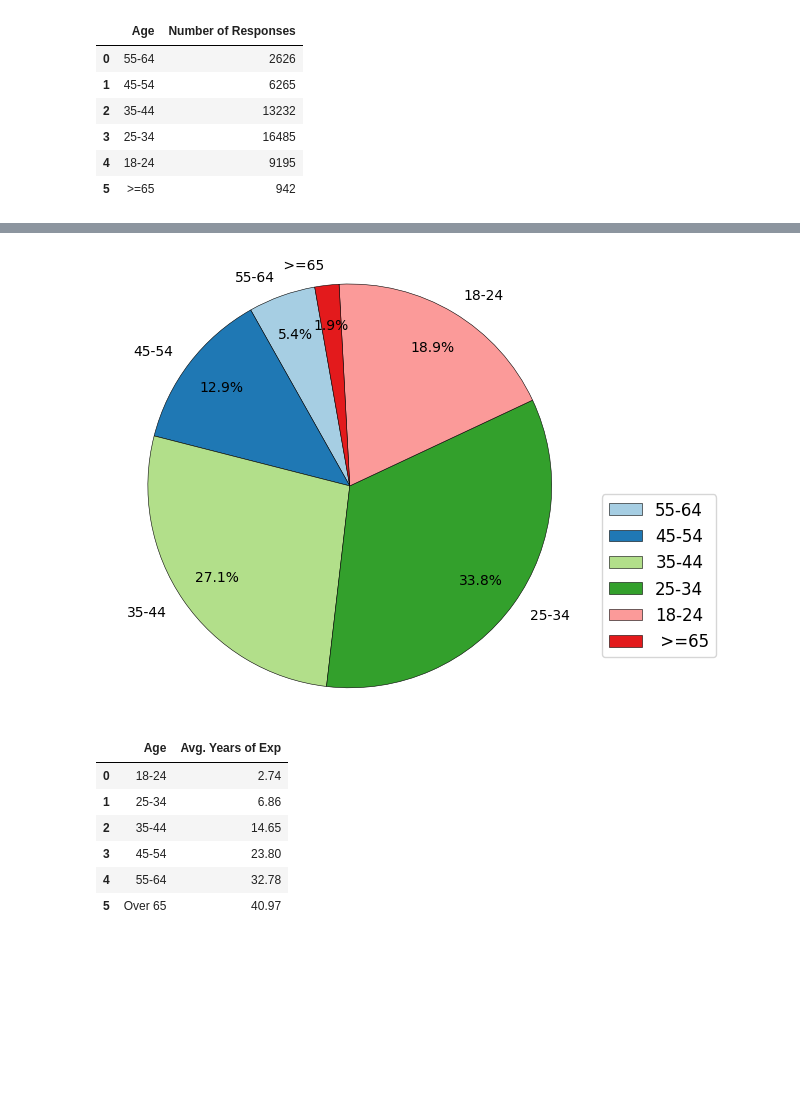
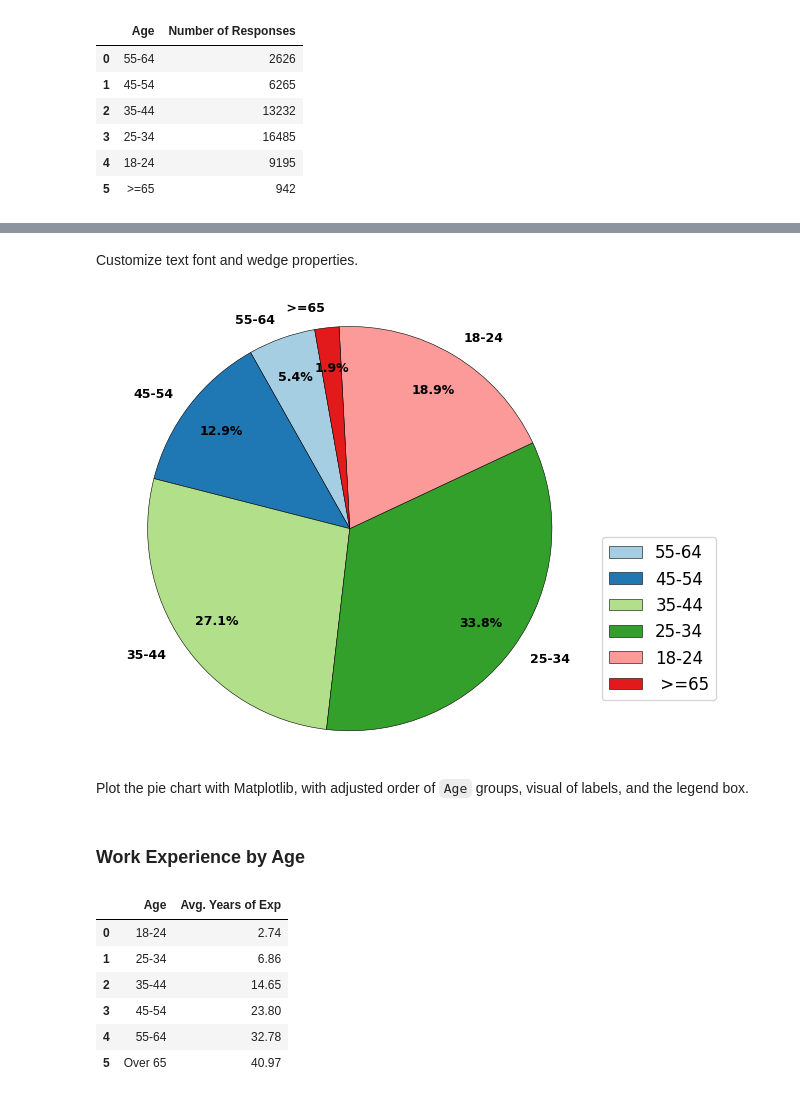
Before and after one commit to huyqng1412/stackoverflow_2025_project, a Jupyter notebook: so2025_vis.ipynb, the cells around one changed output, grey strips where cells are left out. Cells and saved outputs as stored; diff of their text form; code cells hidden in the pictures; blank space fills up the shorter version.

```diff
--- a/so2025_vis.ipynb
+++ b/so2025_vis.ipynb
@@ -12,6 +17,6 @@ import duckdb as dkb
 # %%
-# Load the data csv file
-data = pd.read_csv(r"survey_results_public.csv")
+
+data = pd.read_csv(r"survey_results_public.csv", index_col=False)
 data.head(5)
 # %% [output]
 |  | ResponseId | MainBranch | Age | EdLevel | Employment | EmploymentAddl | WorkExp | LearnCodeChoose | ... |
@@ -51,7 +107,7 @@ size = result1['Number of Responses']
 # %%
 text_properties = {
-    'fontsize': 16,      # Increase font size
-    'fontweight': 'semi-bold' # Set font weight
+    'fontsize': 9,      # Increase font size
+    'fontweight': 'semibold' # Set font weight
 }
 
 # Customize wedge (slice) properties (for borders)
@@ -79,19 +118,30 @@ plt.show()
+# %% [markdown]
+Customize text font and wedge properties.
 # %%
 plt.Figure(figsize=(10,8))
 plt.pie(size, labels=labels,
         autopct='%1.1f%%',
         pctdistance=0.8,
         startangle=100,
         colors=plt.cm.Paired.colors,
-        wedgeprops=wedge_properties)
+        wedgeprops=wedge_properties,
+        textprops=text_properties)
+
 plt.axis('equal')
+
 plt.legend(loc ='best',
            bbox_to_anchor=(1, 0.5),
            fontsize='large')
+
+
 plt.tight_layout()
 plt.show()
 # %% [output]
-[figure, old version]
+[figure, new version]
+# %% [markdown]
+Plot the pie chart with Matplotlib, with adjusted order of `Age` groups, visual of labels, and the legend box.
+# %% [markdown]
+### Work Experience by Age
 # %%
 query2 = """
     select REPLACE(REPLACE(Age, ' years old', ''), '65 years or older', ' Over 65') AS Age, round(avg(WorkExp),2) as 'Avg. Years of Exp'
```
Also changed, not shown: parts of 23 cells of this notebook, 1 other file.
